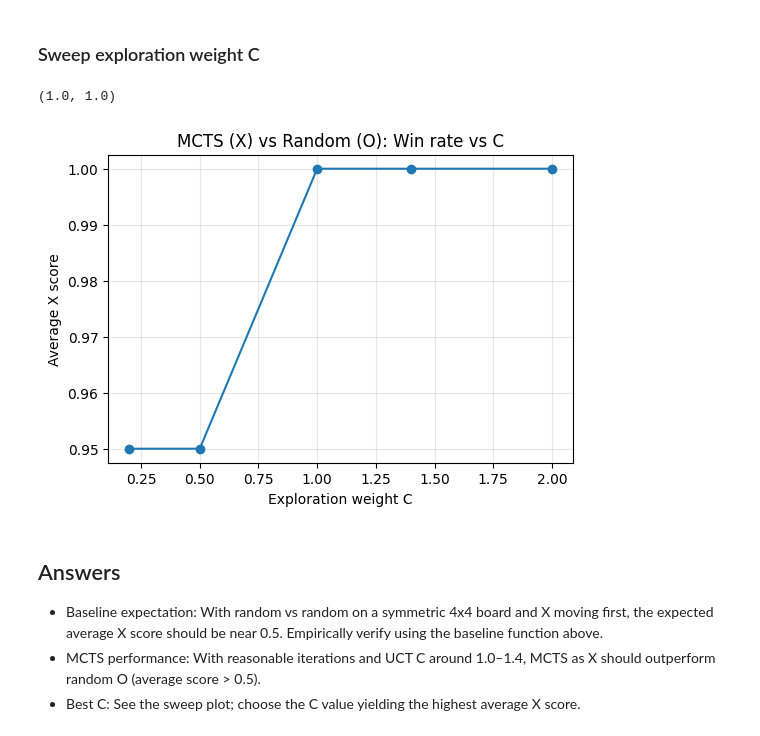
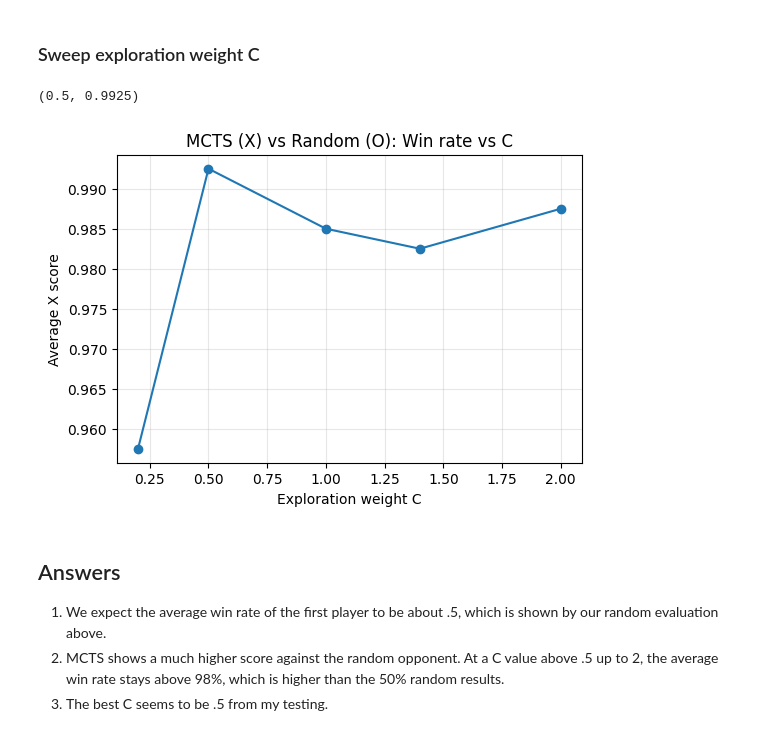
Before and after one commit to RedLynx101/Monte-Carlo-Tree-Search-for-Tic-Tac-Toe, a Jupyter notebook: IAI_HW2_nhicks.ipynb, the cells around one changed output. Cells and saved outputs as stored; diff of their text form; code cells hidden in the pictures.

Commit message:
Update execution counts and adjust game test parameters in the notebook for improved accuracy and performance evaluation.

```diff
--- a/IAI_HW2_nhicks.ipynb
+++ b/IAI_HW2_nhicks.ipynb
@@ -274,32 +274,32 @@ mcts_avg
 # %%
 import matplotlib.pyplot as plt
 
 def sweep_C_and_plot(C_values, n_games: int, itermax: int, seed: int = 42):
     results = []
     for C in C_values:
         avg = play_mcts_vs_random(n_games=n_games, itermax=itermax, C=C, seed=seed)
         results.append(avg)
     plt.figure(figsize=(6,4))
     plt.plot(C_values, results, marker='o')
     plt.xlabel('Exploration weight C')
     plt.ylabel('Average X score')
     plt.title('MCTS (X) vs Random (O): Win rate vs C')
     plt.grid(True, alpha=0.3)
     best_idx = int(np.argmax(results))
     best_C = C_values[best_idx]
     best_avg = results[best_idx]
     return C_values, results, best_C, best_avg
 
-# Quick smoke test (small N for speed)
+# Quick smoke test
 C_values = [0.2, 0.5, 1.0, 1.4, 2.0]
-C_values, results, best_C, best_avg = sweep_C_and_plot(C_values, n_games=10, itermax=300, seed=RANDOM_SEED)
+C_values, results, best_C, best_avg = sweep_C_and_plot(C_values, n_games=200, itermax=300, seed=RANDOM_SEED)
 (best_C, best_avg)
 # %% [output]
-(1.0, 1.0)
+(0.5, 0.9925)
-[figure, old version]
+[figure, new version]
 # %% [markdown]
 ## Answers
 
-- Baseline expectation: With random vs random on a symmetric 4x4 board and X moving first, the expected average X score should be near 0.5. Empirically verify using the baseline function above.
-- MCTS performance: With reasonable iterations and UCT C around 1.0–1.4, MCTS as X should outperform random O (average score > 0.5).
-- Best C: See the sweep plot; choose the C value yielding the highest average X score.
+1. We expect the average win rate of the first player to be about .5, which is shown by our random evaluation above.
+2. MCTS shows a much higher score against the random opponent. At a C value above .5 up to 2, the average win rate stays above 98%, which is higher than the 50% random results.
+3. The best C seems to be .5 from my testing.
```
Also changed, not shown: parts of 1 cell of this notebook.
